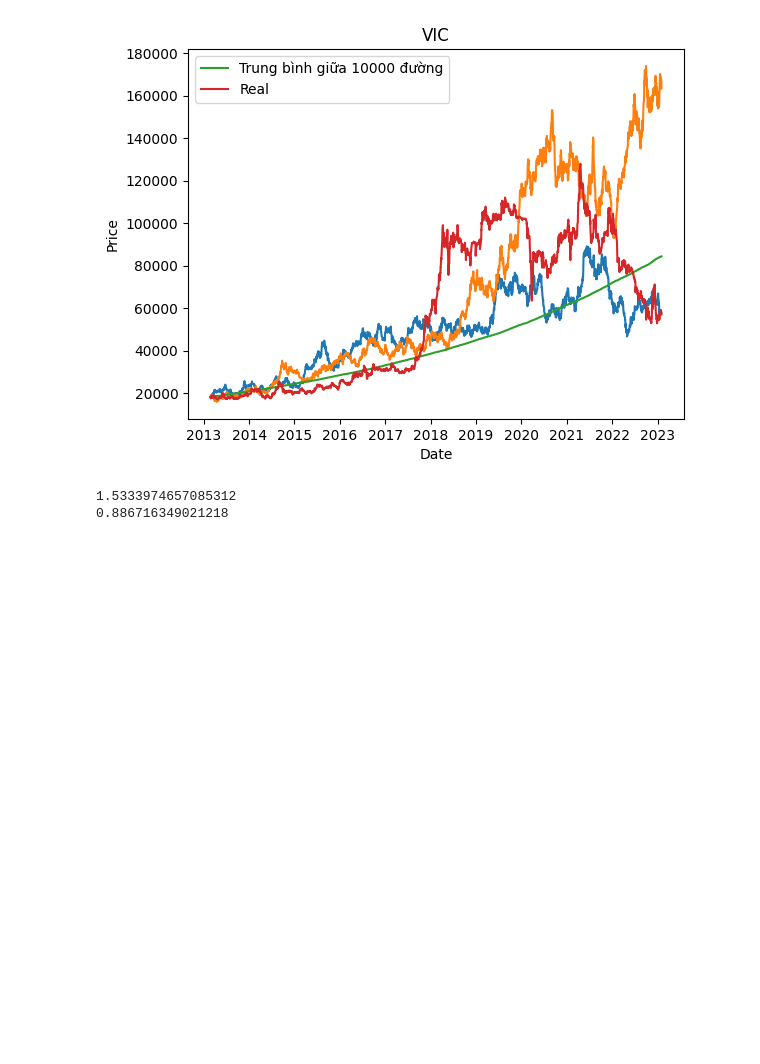
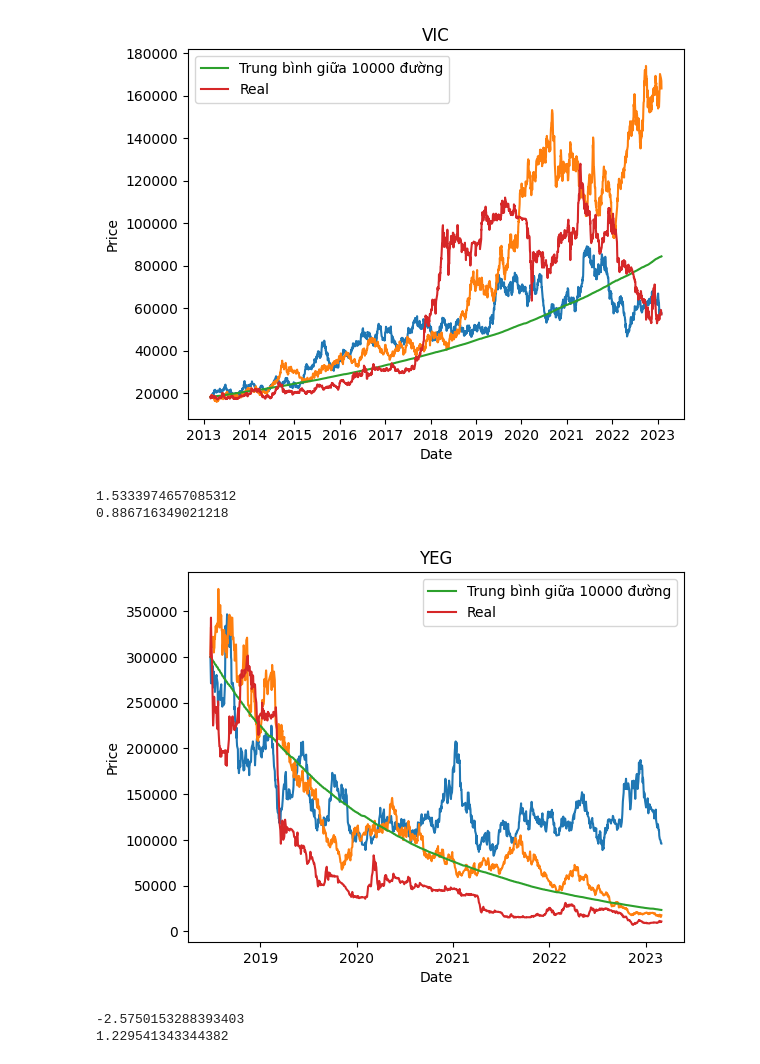
Before and after one commit to khanhtrinh2003/Financial-mathematics, a Jupyter notebook: mo_phong_tren_lop.ipynb, the cells around one changed output. Cells and saved outputs as stored; diff of their text form; code cells hidden in the pictures; blank space fills up the shorter version.

```diff
--- a/mo_phong_tren_lop.ipynb
+++ b/mo_phong_tren_lop.ipynb
@@ -117,3 +117,37 @@ print(sigma)
 [figure]
 1.5333974657085312
 0.886716349021218
+# %%
+def draw_vn(ticker):
+    vn_df = vn[ticker].dropna()
+    T=1
+    N=len(vn_df) # Số bước
+    M=10000 # Số kịch bản
+    dt=T/N
+    t=np.arange(0,1,dt)
+    dW = np.sqrt(dt)*np.random.randn(M,N)
+    W = np.cumsum(dW,axis=1)
+
+    mu, sigma = mu_sigma(vn_df,dt)
+
+    S0=vn_df.iloc[0,]
+    U=np.exp((mu-0.5*sigma**2)*t+sigma*W)
+
+    Umean = np.mean(U,axis=0)
+
+    plt.plot(vn_df.index,S0*U[5:7].T) #Vẽ 3 đường
+    plt.plot(vn_df.index,S0*Umean,label=f"Trung bình giữa {M} đường")
+    plt.plot(vn_df,label="Real")
+    plt.title(f"{ticker}")
+    plt.ylabel("Price")
+    plt.xlabel("Date")
+    plt.legend()
+    plt.show()
+    print(mu)
+    print(sigma)
+# %%
+draw_vn("YEG")
+# %% [output]
+[figure, added]
+-2.5750153288393403
+1.229541343344382
```
